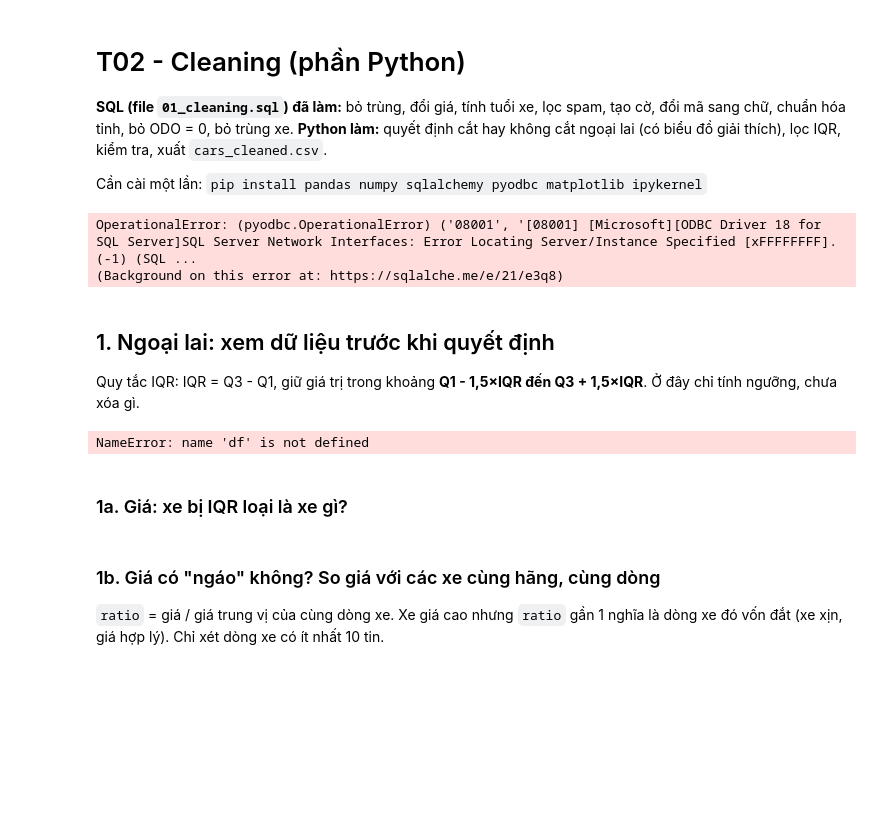
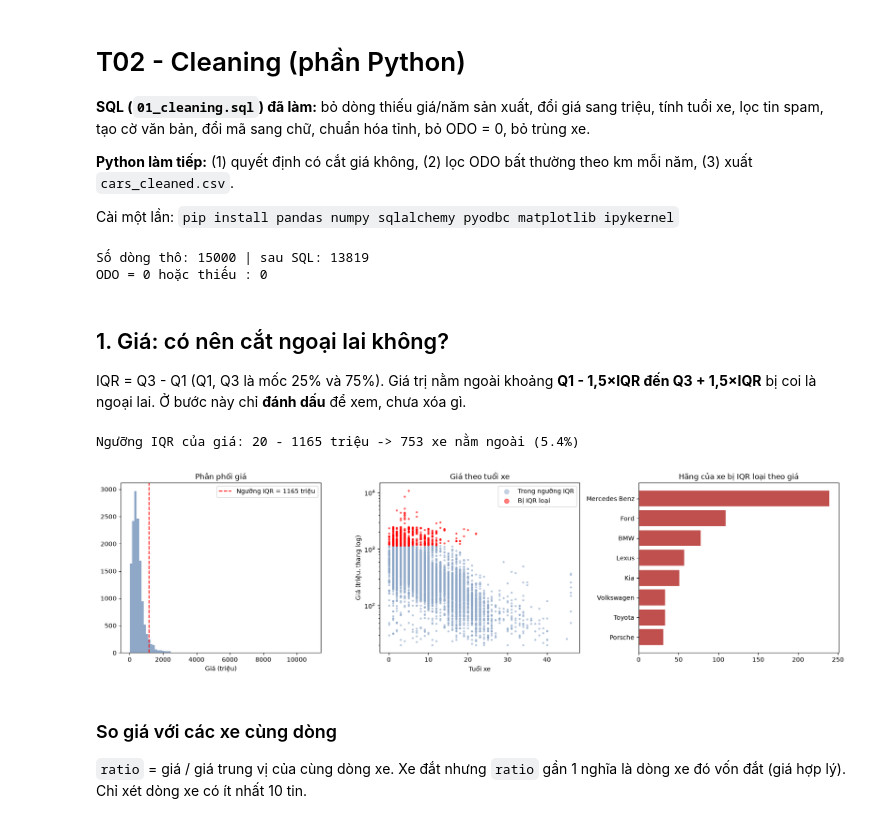
Before and after one commit to edelweiss17/USED-CAR-PRICE-PREDICTION-ADY201m, a Jupyter notebook: Data/data_cleaning/cleaning_python.ipynb, the cells around one changed output. Drawn from its saved outputs; the diff is of its cells as text; code cells hidden in the pictures; blank space fills up the shorter version.

```diff
--- a/Data/data_cleaning/cleaning_python.ipynb
+++ b/Data/data_cleaning/cleaning_python.ipynb
@@ -1,9 +1,10 @@
 # %% [markdown]
 # T02 - Cleaning (phần Python)
-**SQL (file `01_cleaning.sql`) đã làm:** bỏ trùng, đổi giá, tính tuổi xe, lọc spam, tạo cờ, đổi mã sang chữ, chuẩn hóa tỉnh, bỏ ODO = 0, bỏ trùng xe.
-**Python làm:** quyết định cắt hay không cắt ngoại lai (có biểu đồ giải thích), lọc IQR, kiểm tra, xuất `cars_cleaned.csv`.
+**SQL (`01_cleaning.sql`) đã làm:** bỏ dòng thiếu giá/năm sản xuất, đổi giá sang triệu, tính tuổi xe, lọc tin spam, tạo cờ văn bản, đổi mã sang chữ, chuẩn hóa tỉnh, bỏ ODO = 0, bỏ trùng xe.
 
-Cần cài một lần: `pip install pandas numpy sqlalchemy pyodbc matplotlib ipykernel`
+**Python làm tiếp:** (1) quyết định có cắt giá không, (2) lọc ODO bất thường theo km mỗi năm, (3) xuất `cars_cleaned.csv`.
+
+Cài một lần: `pip install pandas numpy sqlalchemy pyodbc matplotlib ipykernel`
 # %%
 import numpy as np, pandas as pd
 import matplotlib.pyplot as plt
@@ -15,56 +16,45 @@ engine = create_engine(
     "?driver=ODBC+Driver+18+for+SQL+Server"
     "&trusted_connection=yes&TrustServerCertificate=yes"
 )
+
+raw_rows = pd.read_sql("SELECT COUNT(*) AS n FROM cars_raw", engine)["n"][0]
 df = pd.read_sql("SELECT * FROM cars_clean", engine)
 rows_from_sql = len(df)
-print("Số dòng đọc từ SQL:", rows_from_sql)
-print("ODO = 0 hoặc thiếu (phải = 0):", ((df["odo_km"] == 0) | df["odo_km"].isna()).sum())
+print("Số dòng thô:", raw_rows, "| sau SQL:", rows_from_sql)
+print("ODO = 0 hoặc thiếu :", ((df["odo_km"] == 0) | df["odo_km"].isna()).sum())
 # %% [output]
-OperationalError: (pyodbc.OperationalError) ('08001', '[08001] [Microsoft][ODBC Driver 18 for SQL Server]SQL Server Network Interfaces: Error Locating Server/Instance Specified [xFFFFFFFF].  (-1) (SQL ...
-(Background on this error at: https://sqlalche.me/e/21/e3q8)
+Số dòng thô: 15000 | sau SQL: 13819
+ODO = 0 hoặc thiếu : 0
 # %% [markdown]
-## 1. Ngoại lai: xem dữ liệu trước khi quyết định
-Quy tắc IQR: IQR = Q3 - Q1, giữ giá trị trong khoảng **Q1 - 1,5×IQR đến Q3 + 1,5×IQR**. Ở đây chỉ tính ngưỡng, chưa xóa gì.
+## 1. Giá: có nên cắt ngoại lai không?
+IQR = Q3 - Q1 (Q1, Q3 là mốc 25% và 75%). Giá trị nằm ngoài khoảng **Q1 - 1,5×IQR đến Q3 + 1,5×IQR** bị coi là ngoại lai. Ở bước này chỉ **đánh dấu** để xem, chưa xóa gì.
-# %%
-def iqr_bounds(s, floor=None):
-    q1, q3 = s.quantile(0.25), s.quantile(0.75)
-    iqr = q3 - q1
-    lo, hi = q1 - 1.5 * iqr, q3 + 1.5 * iqr
-    if floor is not None:
-        lo = max(lo, floor)
-    return lo, hi
-
-p_lo, p_hi = iqr_bounds(df["price_million"], floor=20)
-o_lo, o_hi = iqr_bounds(df["odo_km"], floor=0)
-df["price_out"] = (df["price_million"] < p_lo) | (df["price_million"] > p_hi)
-df["odo_out"] = (df["odo_km"] < o_lo) | (df["odo_km"] > o_hi)
-
-print(f"Giá: ngưỡng IQR {p_lo:.0f} - {p_hi:.0f} triệu -> {df['price_out'].sum()} xe nằm ngoài ({df['price_out'].mean():.1%})")
-print(f"ODO: ngưỡng IQR {o_lo:.0f} - {o_hi:.0f} km -> {df['odo_out'].sum()} xe nằm ngoài ({df['odo_out'].mean():.1%})")
-# %% [output]
-NameError: name 'df' is not defined
-# %% [markdown]
-### 1a. Giá: xe bị IQR loại là xe gì?
 # %%
+q1, q3 = df["price_million"].quantile(0.25), df["price_million"].quantile(0.75)
+p_lo, p_hi = max(q1 - 1.5 * (q3 - q1), 20), q3 + 1.5 * (q3 - q1)
+df["price_out"] = (df["price_million"] < p_lo) | (df["price_million"] > p_hi)
+print(f"Ngưỡng IQR của giá: {p_lo:.0f} - {p_hi:.0f} triệu -> {df['price_out'].sum()} xe nằm ngoài ({df['price_out'].mean():.1%})")
+
 fig, ax = plt.subplots(1, 3, figsize=(17, 4.8))
-
 ax[0].hist(df["price_million"], bins=80, color="#8fa8c8")
 ax[0].axvline(p_hi, color="red", ls="--", label=f"Ngưỡng IQR = {p_hi:.0f} triệu")
 ax[0].set_title("Phân phối giá"); ax[0].set_xlabel("Giá (triệu)"); ax[0].legend()
 
 for flag, color, label in [(False, "#8fa8c8", "Trong ngưỡng IQR"), (True, "red", "Bị IQR loại")]:
     s = df[df["price_out"] == flag]
     ax[1].scatter(s["car_age"], s["price_million"], s=6, alpha=0.5, c=color, label=label)
 ax[1].set_yscale("log"); ax[1].set_xlabel("Tuổi xe"); ax[1].set_ylabel("Giá (triệu, thang log)")
 ax[1].set_title("Giá theo tuổi xe"); ax[1].legend(markerscale=3)
 
 top = df[df["price_out"]]["carbrand_name"].value_counts().head(8)
 ax[2].barh(top.index[::-1], top.values[::-1], color="#c0504d")
 ax[2].set_title("Hãng của xe bị IQR loại theo giá")
 plt.tight_layout(); plt.show()
+# %% [output]
+Ngưỡng IQR của giá: 20 - 1165 triệu -> 753 xe nằm ngoài (5.4%)
+[figure, added]
 # %% [markdown]
-### 1b. Giá có "ngáo" không? So giá với các xe cùng hãng, cùng dòng
-`ratio` = giá / giá trung vị của cùng dòng xe. Xe giá cao nhưng `ratio` gần 1 nghĩa là dòng xe đó vốn đắt (xe xịn, giá hợp lý). Chỉ xét dòng xe có ít nhất 10 tin.
+### So giá với các xe cùng dòng
+`ratio` = giá / giá trung vị của cùng dòng xe. Xe đắt nhưng `ratio` gần 1 nghĩa là dòng xe đó vốn đắt (giá hợp lý). Chỉ xét dòng xe có ít nhất 10 tin.
 # %%
 g = df.groupby(["carbrand_name", "carmodel_name"])["price_million"]
 df["model_n"] = g.transform("size")
```
Also changed, not shown: parts of 10 cells of this notebook, 3 other files.
